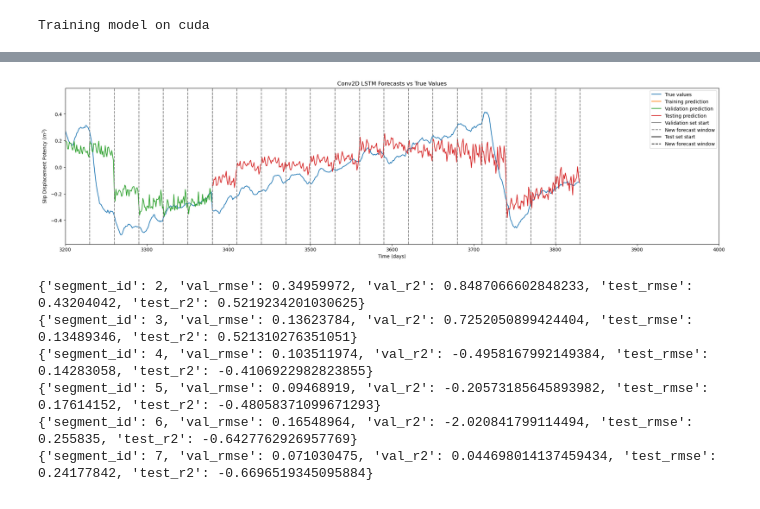
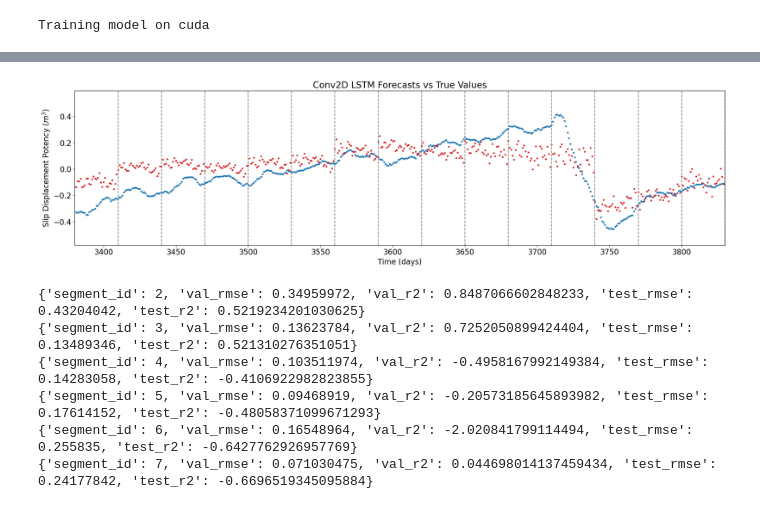
Before and after one commit to ai4er-cdt/earthquake-predictability, a Jupyter notebook: notebooks/PN341 006 - Conv2D LSTM - Cascadia.ipynb, the cells around one changed output, grey strips where cells are left out. Cells and saved outputs as stored; diff of their text form; code cells hidden in the pictures.

```diff
--- a/notebooks/PN341 006 - Conv2D LSTM - Cascadia.ipynb
+++ b/notebooks/PN341 006 - Conv2D LSTM - Cascadia.ipynb
@@ -238,21 +243,22 @@ plot_all_data_results(
 # %%
-ZOOM_MIN = 3200
-ZOOM_MAX = 4000
+ZOOM_MIN = 3380
+ZOOM_MAX = 3830
 ZOOM_WINDOW = [ZOOM_MIN, ZOOM_MAX]
 
 plot_all_data_results(
     data_dict,
     results_dict,
     LOOKBACK,
     FORECAST,
     TITLE,
     X_LABEL,
     Y_LABEL,
     ZOOM_WINDOW,
     ith_segment,
+    plot_type="scatter",
 )
 # %% [output]
-[figure, old version]
+[figure, new version]
 # %%
 # Calculations for writeup
 # %%
```
Also changed, not shown: parts of 10 cells of this notebook, 5 other files.
